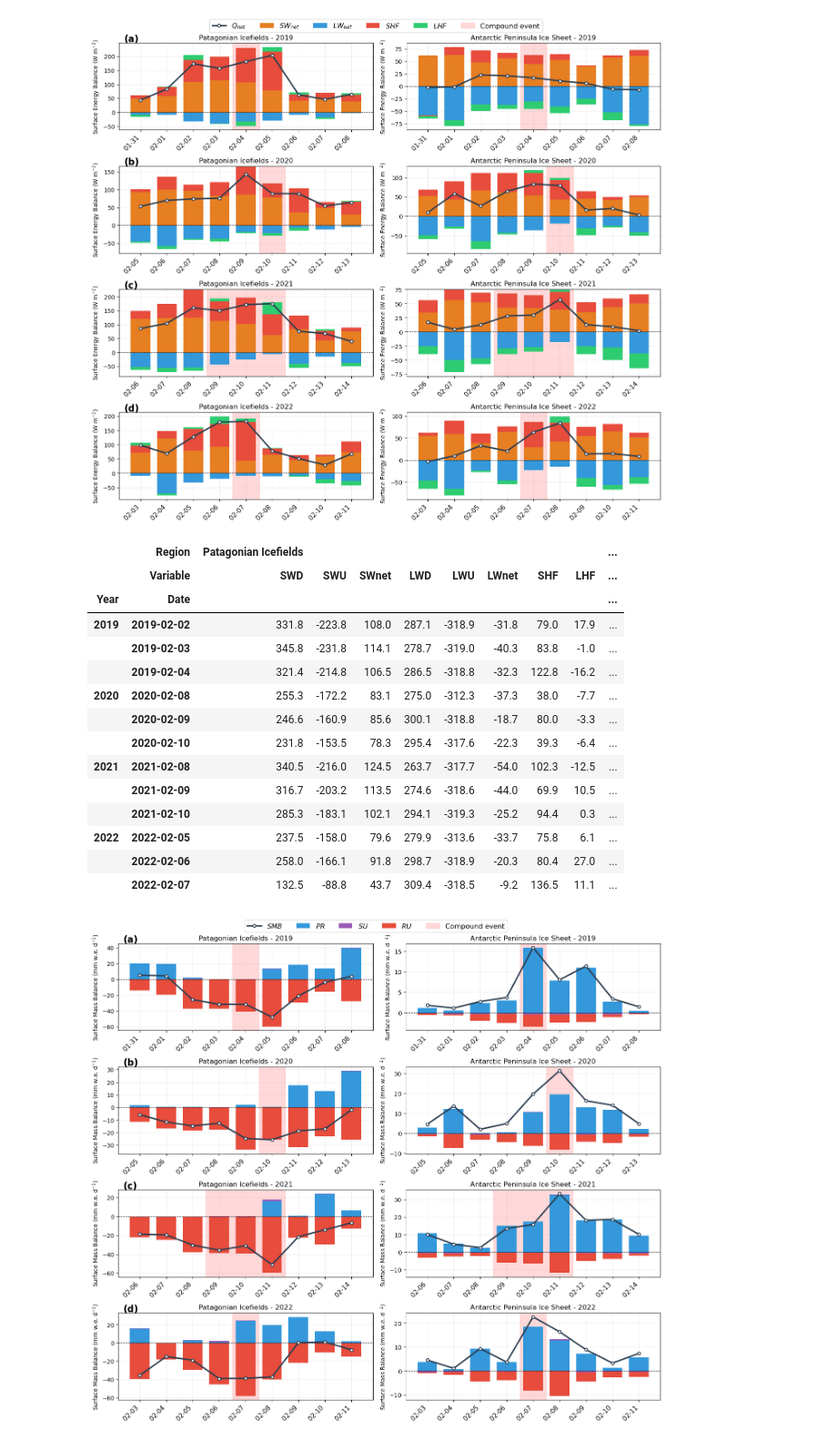
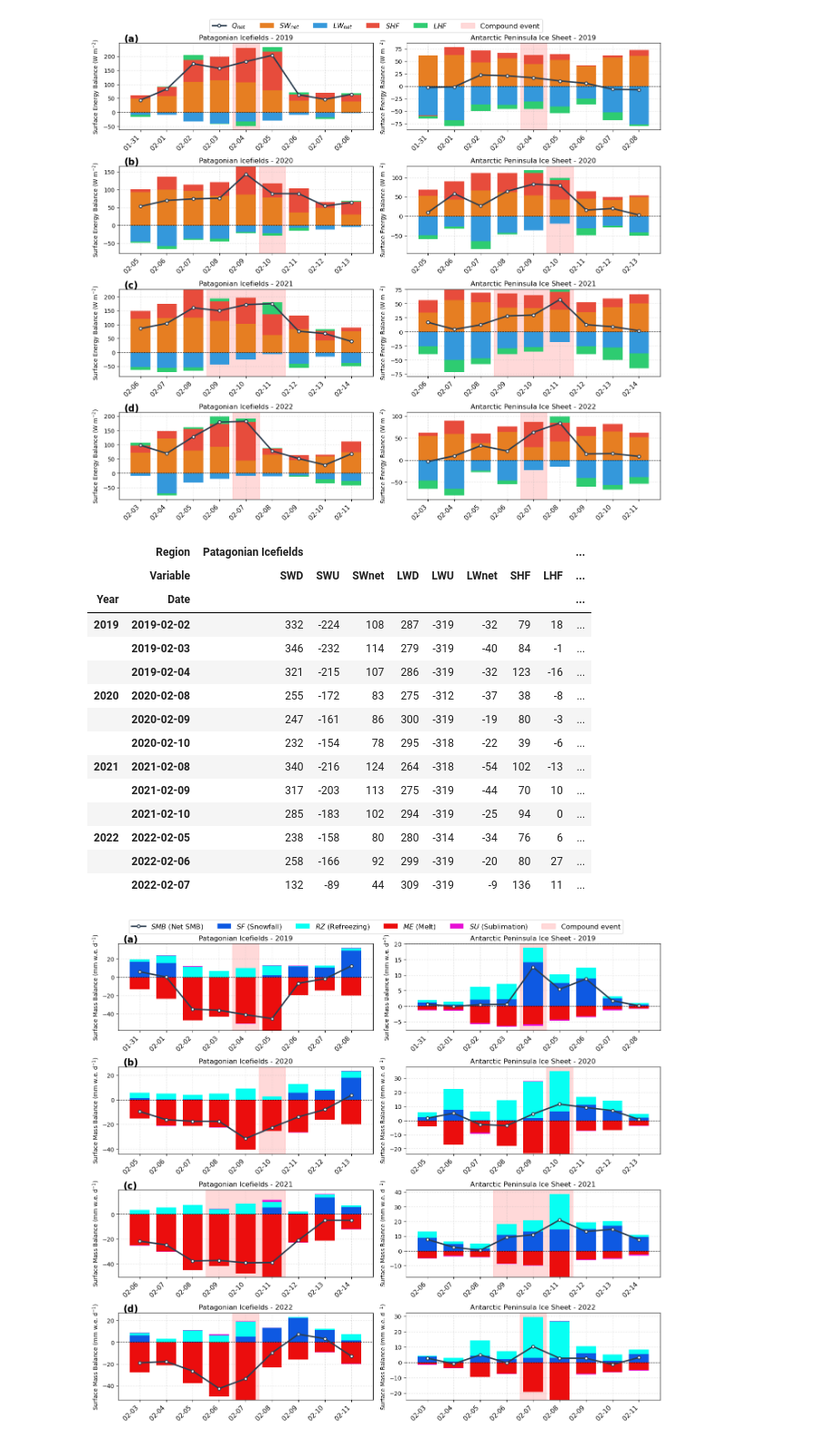
Before and after one commit to cryohydromettools/PIs_APIS_Part2, a Jupyter notebook: SEB_SMB_cases.ipynb, the cells around one changed output. Shown at 91% size. Cells and saved outputs as stored; diff of their text form; code cells hidden in the pictures.

```diff
--- a/SEB_SMB_cases.ipynb
+++ b/SEB_SMB_cases.ipynb
@@ -472,7 +472,7 @@ for event in events_seb:
 table_seb_selected = pd.concat(selected_subsets_seb)
 
 # Opción A: Mantenerlos como números pero formatear la visualización en consola
-pd.set_option('display.float_format', lambda x: '%.1f' % x)
+pd.set_option('display.float_format', lambda x: '%.0f' % x)
 
 # Opción B (Opcional): Si quieres que las celdas sean texto estricto con 2 decimales:
 # table_seb_selected = table_seb_selected.applymap(lambda x: f"{x:.2f}" if isinstance(x, (int, float)) else x)
@@ -486,18 +486,18 @@ pd.set_option('display.float_format', lambda x: '%.1f' % x)
 |  | Region | Patagonian Icefields |  |  |  |  |  |  |  | ... |
 |  | Variable | SWD | SWU | SWnet | LWD | LWU | LWnet | SHF | LHF | ... |
 | Year | Date |  |  |  |  |  |  |  |  | ... |
-| 2019 | 2019-02-02 | 331.8 | -223.8 | 108.0 | 287.1 | -318.9 | -31.8 | 79.0 | 17.9 | ... |
-|  | 2019-02-03 | 345.8 | -231.8 | 114.1 | 278.7 | -319.0 | -40.3 | 83.8 | -1.0 | ... |
-|  | 2019-02-04 | 321.4 | -214.8 | 106.5 | 286.5 | -318.8 | -32.3 | 122.8 | -16.2 | ... |
-| 2020 | 2020-02-08 | 255.3 | -172.2 | 83.1 | 275.0 | -312.3 | -37.3 | 38.0 | -7.7 | ... |
-|  | 2020-02-09 | 246.6 | -160.9 | 85.6 | 300.1 | -318.8 | -18.7 | 80.0 | -3.3 | ... |
-|  | 2020-02-10 | 231.8 | -153.5 | 78.3 | 295.4 | -317.6 | -22.3 | 39.3 | -6.4 | ... |
-| 2021 | 2021-02-08 | 340.5 | -216.0 | 124.5 | 263.7 | -317.7 | -54.0 | 102.3 | -12.5 | ... |
-|  | 2021-02-09 | 316.7 | -203.2 | 113.5 | 274.6 | -318.6 | -44.0 | 69.9 | 10.5 | ... |
-|  | 2021-02-10 | 285.3 | -183.1 | 102.1 | 294.1 | -319.3 | -25.2 | 94.4 | 0.3 | ... |
-| 2022 | 2022-02-05 | 237.5 | -158.0 | 79.6 | 279.9 | -313.6 | -33.7 | 75.8 | 6.1 | ... |
-|  | 2022-02-06 | 258.0 | -166.1 | 91.8 | 298.7 | -318.9 | -20.3 | 80.4 | 27.0 | ... |
-|  | 2022-02-07 | 132.5 | -88.8 | 43.7 | 309.4 | -318.5 | -9.2 | 136.5 | 11.1 | ... |
+| 2019 | 2019-02-02 | 332 | -224 | 108 | 287 | -319 | -32 | 79 | 18 | ... |
+|  | 2019-02-03 | 346 | -232 | 114 | 279 | -319 | -40 | 84 | -1 | ... |
+|  | 2019-02-04 | 321 | -215 | 107 | 286 | -319 | -32 | 123 | -16 | ... |
+| 2020 | 2020-02-08 | 255 | -172 | 83 | 275 | -312 | -37 | 38 | -8 | ... |
+|  | 2020-02-09 | 247 | -161 | 86 | 300 | -319 | -19 | 80 | -3 | ... |
+|  | 2020-02-10 | 232 | -154 | 78 | 295 | -318 | -22 | 39 | -6 | ... |
+| 2021 | 2021-02-08 | 340 | -216 | 124 | 264 | -318 | -54 | 102 | -13 | ... |
+|  | 2021-02-09 | 317 | -203 | 113 | 275 | -319 | -44 | 70 | 10 | ... |
+|  | 2021-02-10 | 285 | -183 | 102 | 294 | -319 | -25 | 94 | 0 | ... |
+| 2022 | 2022-02-05 | 238 | -158 | 80 | 280 | -314 | -34 | 76 | 6 | ... |
+|  | 2022-02-06 | 258 | -166 | 92 | 299 | -319 | -20 | 80 | 27 | ... |
+|  | 2022-02-07 | 132 | -89 | 44 | 309 | -319 | -9 | 136 | 11 | ... |
 # %%
 def process_mar_patagonia(path_pattern, mask, spatial_dims=('Y25_370', 'X29_205')):
     """Procesa las componentes del SMB para Patagonia agrupando SF y RF en Precipitación (PR)."""
@@ -615,26 +619,28 @@ import pandas as pd
 df_patagonia = df_PIs
 df_peninsula = df_APIS
 
-# Componentes del SMB para las barras (Precipitación total PR)
-components = ["PR", "SU", "RU"]
+# Componentes del SMB solicitados para las barras apiladas
+bar_components = ["SF", "RZ", "ME", "SU"]
 
-# Paleta de colores para las componentes del SMB
+# Paleta de colores personalizada según tus indicaciones
 colors_dict = {
-    "PR": "#3498db",   # Azul (Precipitación Total)
-    "SU": "#9b59b6",   # Púrpura (Sublimación/Evaporación)
-    "RU": "#e74c3c",   # Rojo (Escurrimiento/Runoff)
-    "SMB": "#2c3e50",  # Azul oscuro / Negro (SMB Neto)
+    "SF": "#0e59e2",   # Azul (Rainfall / Precipitación líquida)
+    "RZ": "#07fff3",   # Celeste (Refreezing)
+    "ME": "#eb0d0d",   # Rojo (Melt)
+    "SU": "#e710d5",   # Morado (Sublimation)
+    "SMB": "#2c3e50",  # Azul oscuro / Negro (Net SMB)
 }
 
-# Formato de etiquetas LaTeX
+# Formato de etiquetas LaTeX para la leyenda
 labels_dict = {
-    "PR": r"$PR$",
-    "SU": r"$SU$",
-    "RU": r"$RU$",
-    "SMB": r"$SMB$",
+    "SF": r"$SF$ (Snowfall)",
+    "RZ": r"$RZ$ (Refreezing)",
+    "ME": r"$ME$ (Melt)",
+    "SU": r"$SU$ (Sublimation)",
+    "SMB": r"$SMB$ (Net SMB)",
 }
 
-# Configuración de rangos de fechas
+# Configuración de rangos de fechas (eventos)
 date_ranges = [
     {
         "start": np.datetime64("2019-01-31"),
@@ -676,8 +682,8 @@ def plot_stacked_smb(ax, df_slice):
     bottom_pos = np.zeros(len(df_slice))
     bottom_neg = np.zeros(len(df_slice))
 
-    # Barras apiladas para componentes de masa
-    for comp in components:
+    # Barras apiladas para los componentes seleccionados del SMB
+    for comp in bar_components:
         if comp in df_slice.columns:
             values = df_slice[comp].values
             pos_vals = np.where(values > 0, values, 0)
@@ -709,7 +715,7 @@ def plot_stacked_smb(ax, df_slice):
                 )
                 bottom_neg += neg_vals
 
-    # Línea destacada para SMB Neto
+    # Línea destacada para el SMB Neto
     if "SMB" in df_slice.columns:
         ax.plot(
             x,
@@ -734,17 +740,9 @@ for i, rng in enumerate(date_ranges):
     start, end = rng["start"], rng["end"]
     event_start, event_end = rng["event_start"], rng["event_end"]
 
-    # Filtrar datos por rango de fechas (usando .copy() para evitar advertencias)
+    # Filtrar datos por rango de fechas
     pat_slice = df_patagonia.loc[start:end].copy()
     pen_slice = df_peninsula.loc[start:end].copy()
-
-    # Asegurar la existencia de PR
-    for df_s in [pat_slice, pen_slice]:
-        if "PR" not in df_s.columns:
-            if "PRECP" in df_s.columns:
-                df_s["PR"] = df_s["PRECP"]
-            elif "SF" in df_s.columns and "RF" in df_s.columns:
-                df_s["PR"] = df_s["SF"] + df_s["RF"]
 
     # Panel Izquierdo: Patagonia
     plot_stacked_smb(axes[i, 0], pat_slice)
@@ -756,7 +754,7 @@ for i, rng in enumerate(date_ranges):
     axes[i, 1].set_title(f"Antarctic Peninsula Ice Sheet - {rng['label']}")
     axes[i, 1].set_ylabel("Surface Mass Balance (mm w.e. d$^{-1}$)")
 
-    # Sombreado vertical del evento
+    # Sombreado vertical del evento compuesto
     time_index = pat_slice.index
     start_idx = np.where(time_index == event_start)[0][0]
     end_idx = np.where(time_index == event_end)[0][0]
@@ -778,36 +776,35 @@ for i, rng in enumerate(date_ranges):
 # Extracción de handles para la leyenda unificada
 handles_dict = {}
 for ax in axes.flat:
     h, l = ax.get_legend_handles_labels()
     for handle, label in zip(h, l):
         if label not in handles_dict:
             handles_dict[label] = handle
 
 handles_dict["Compound event"] = vspan_handle
 
-# Leyenda global
+# Leyenda global superior
 fig.legend(
     handles_dict.values(),
     handles_dict.keys(),
     loc="upper center",
     ncol=len(handles_dict),
     bbox_to_anchor=(0.5, 1.025),
     frameon=True,
     fontsize=12,
 )
 
 plt.tight_layout()
 
 # Guardar figura
 output_dir = "./fig"
 os.makedirs(output_dir, exist_ok=True)
 save_path = os.path.join(output_dir, "SMB_cases_stacked.png")
 plt.savefig(save_path, dpi=300, bbox_inches="tight")
 
 plt.show()
-#plt.close(fig)
 # %% [output]
-[figure, old version]
+[figure, new version]
 # %%
 import pandas as pd
 import numpy as np
```
Also changed, not shown: parts of 2 cells of this notebook, 26 other files.
